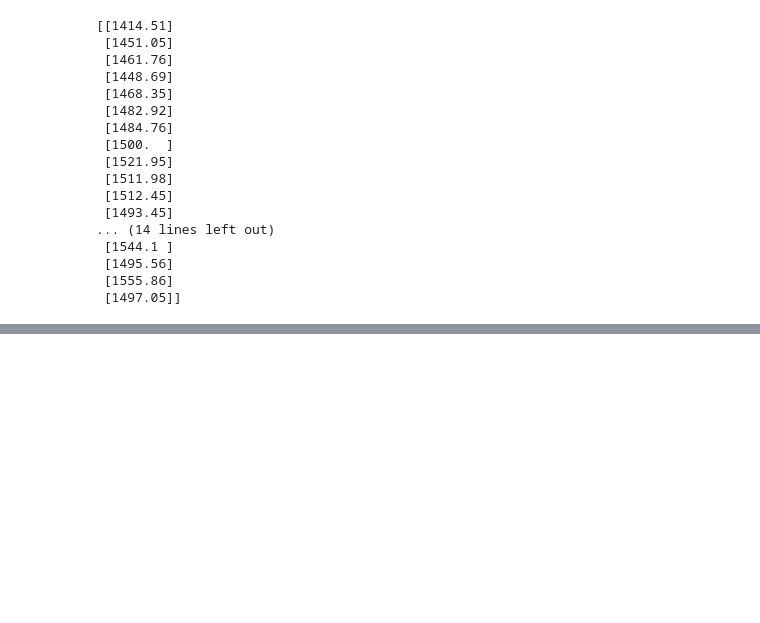
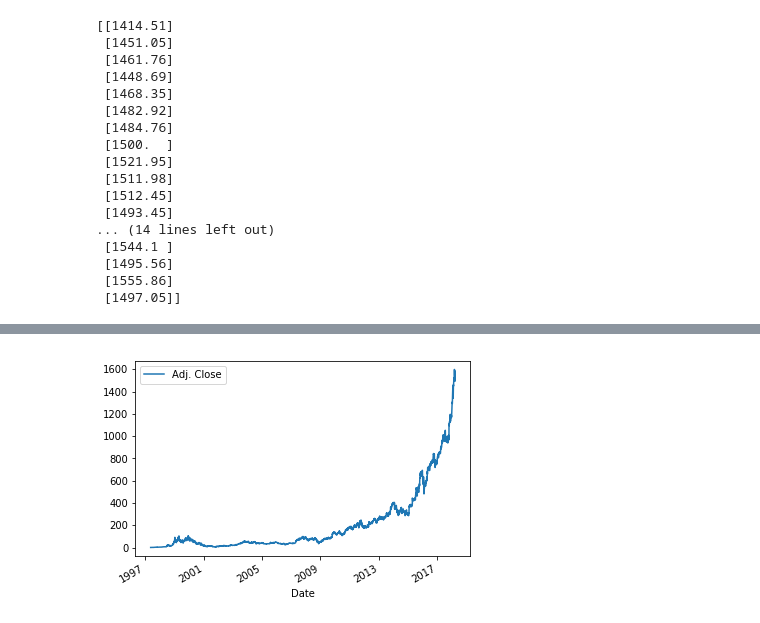
Before and after one commit to dcroc16/david_crocker_working_files, a Jupyter notebook: May 31 2020 stock price prediction tutorial.ipynb, the cells around one changed output, grey strips where cells are left out. Saved outputs shown, nothing was run; the diff lists cells and outputs as text; code cells hidden in the pictures; blank space fills up the shorter version.

Commit message:
added a chart that shows the price over time

```diff
--- a/May 31 2020 stock price prediction tutorial.ipynb
+++ b/May 31 2020 stock price prediction tutorial.ipynb
@@ -169,0 +170,9 @@ print(svm_prediction)
+# %%
+
+from matplotlib import pyplot
+%matplotlib inline
+series = df[['Adj. Close']]
+series.plot()
+pyplot.show()
+# %% [output]
+[figure, added]
```
Also changed, not shown: parts of 3 cells of this notebook.
